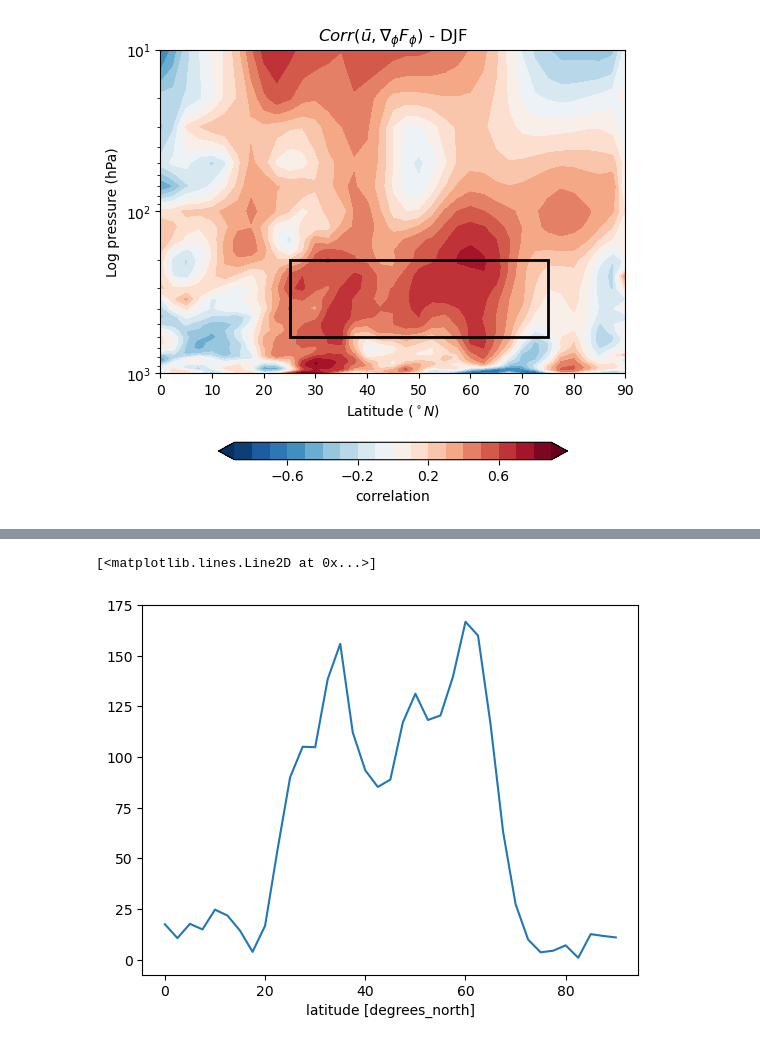
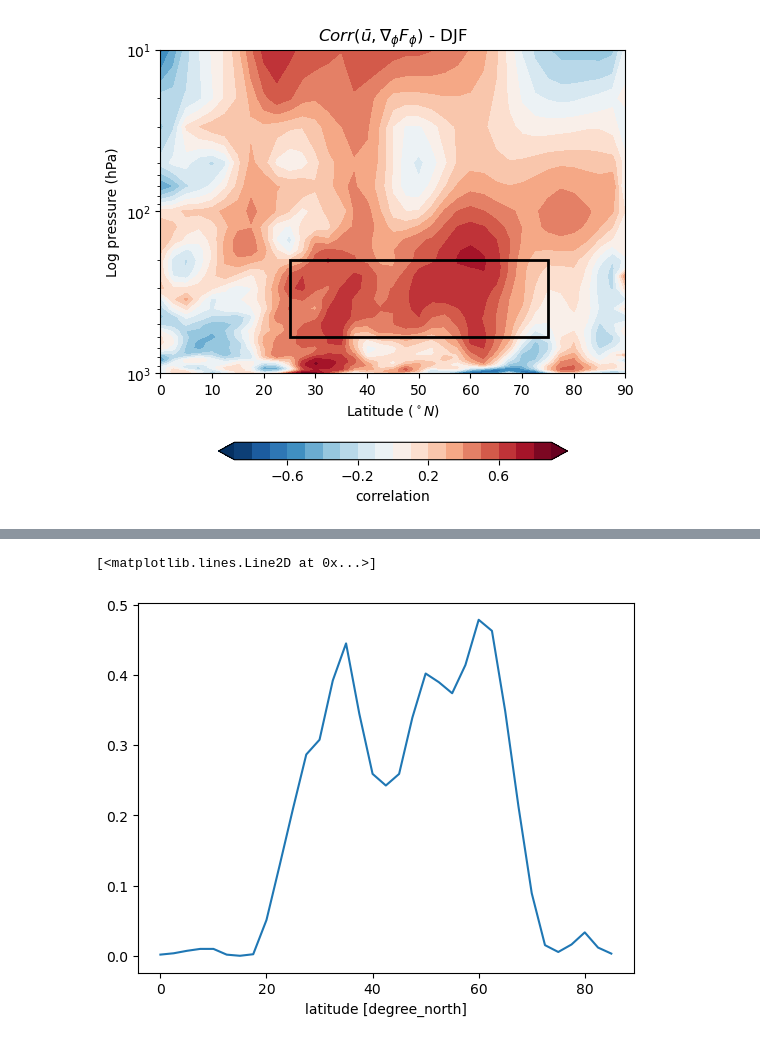
Before and after one commit to Caturrell/eddy_feedback, a Jupyter notebook: reproduce/smith_2022/EFP.ipynb, the cells around one changed output, grey strips where cells are left out. Drawn from its saved outputs; the diff is of its cells as text; code cells hidden in the pictures.

```diff
--- a/reproduce/smith_2022/EFP.ipynb
+++ b/reproduce/smith_2022/EFP.ipynb
@@ -132,0 +249,3 @@ R.plot.line()
+# %%
+ds = xr.Dataset(data_vars={'ubar': ubar, 'div1': div1})
+ds
@@ -132,0 +296,4 @@ R.plot.line()
+# %%
+rename = {'latitude': 'lat', 'pressure':'level'}
+ds = ds.rename(rename)
+ds
@@ -132,0 +344,5 @@ R.plot.line()
+# %%
+import datetime as dt
+
+ds = ds.sel(time=ds.time.dt.month.isin([12,1,2]))
+ds
@@ -133,5 +504,5 @@ R.plot.line()
 # %%
-R = calculate_ef_parameter(ds)
-R
+RR = calculate_ef_parameter(ds)
+RR
 # %% [output]
 <xarray.DataArray (lat: 37)>
@@ -266,5 +521,5 @@ Coordinates:
 # %%
-R1.plot()
+RR.plot()
 # %% [output]
 [<matplotlib.lines.Line2D at 0x...>]
-[figure, old version]
+[figure, new version]
```
Also changed, not shown: parts of 30 cells of this notebook.
